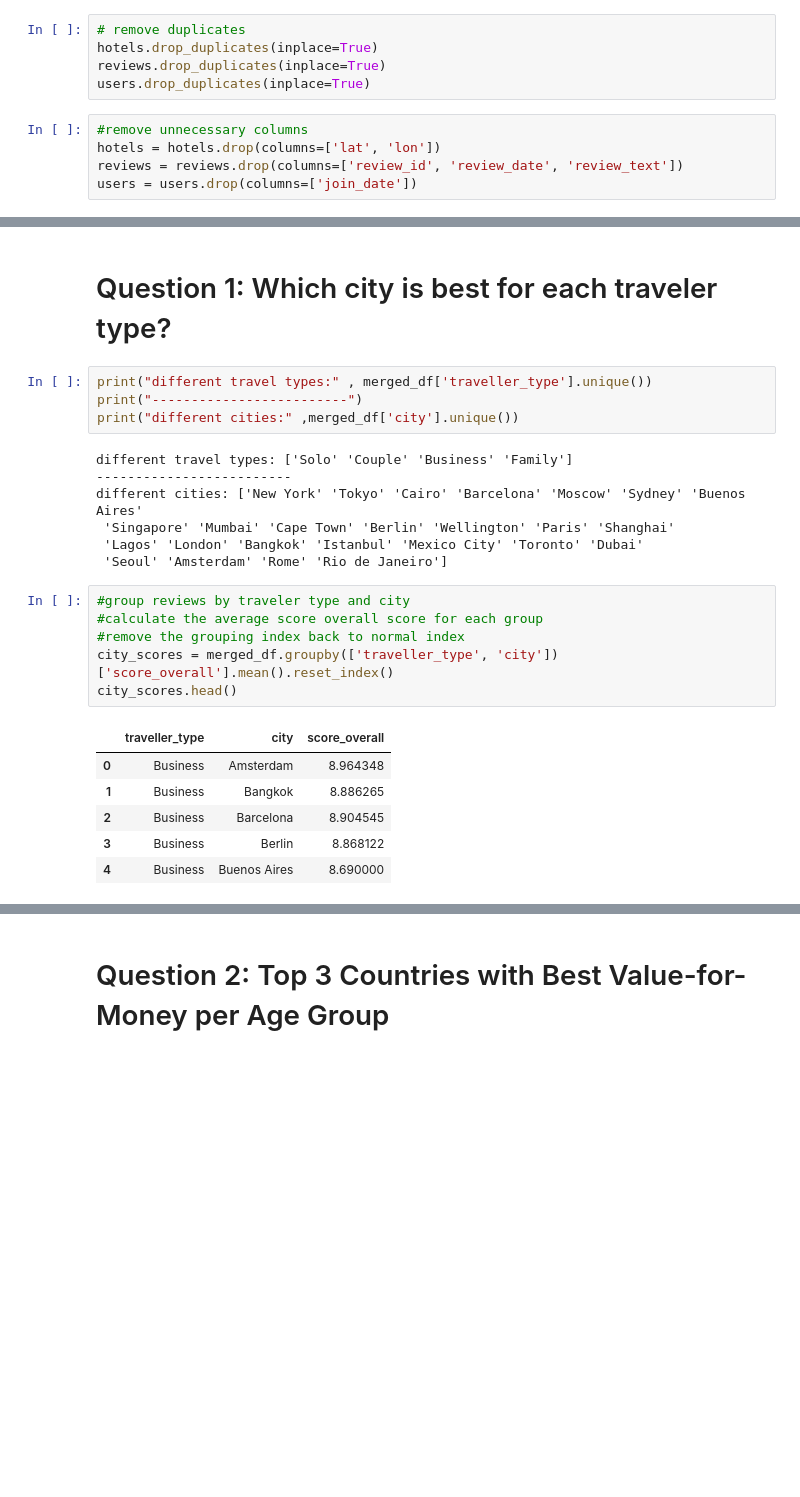
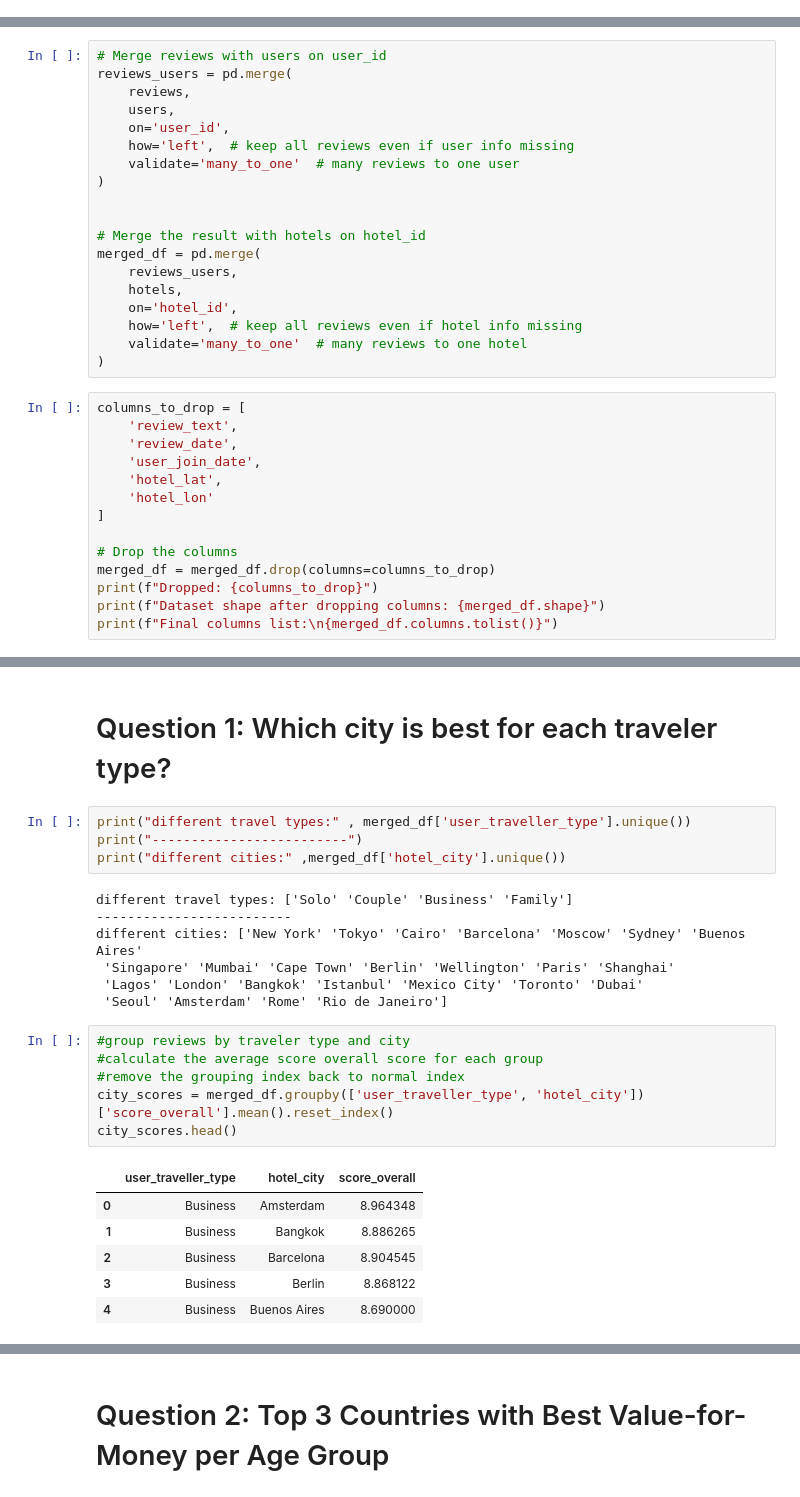
Before and after one commit to helguindy/hotel-booking-analytics, a Jupyter notebook: notebooks/habiba.ipynb, the cells around one changed output, grey strips where cells are left out. Drawn from its saved outputs; the diff is of its cells as text; blank space fills up the shorter version.

```diff
--- a/notebooks/habiba.ipynb
+++ b/notebooks/habiba.ipynb
@@ -31,10 +6,0 @@ dtype: int64
-# %%
-# remove duplicates
-hotels.drop_duplicates(inplace=True)
-reviews.drop_duplicates(inplace=True)
-users.drop_duplicates(inplace=True)
-# %%
-#remove unnecessary columns
-hotels = hotels.drop(columns=['lat', 'lon'])
-reviews = reviews.drop(columns=['review_id', 'review_date', 'review_text'])
-users = users.drop(columns=['join_date'])
@@ -117,0 +62,33 @@ merged_df[['country_y', 'country_group']].head()
+# %%
+# Merge reviews with users on user_id
+reviews_users = pd.merge(
+    reviews,
+    users,
+    on='user_id',
+    how='left',  # keep all reviews even if user info missing
+    validate='many_to_one'  # many reviews to one user
+)
+
+
+# Merge the result with hotels on hotel_id
+merged_df = pd.merge(
+    reviews_users,
+    hotels,
+    on='hotel_id',
+    how='left',  # keep all reviews even if hotel info missing
+    validate='many_to_one'  # many reviews to one hotel
+)
+# %%
+columns_to_drop = [
+    'review_text',
+    'review_date',
+    'user_join_date',
+    'hotel_lat',
+    'hotel_lon'
+]
+
+# Drop the columns
+merged_df = merged_df.drop(columns=columns_to_drop)
+print(f"Dropped: {columns_to_drop}")
+print(f"Dataset shape after dropping columns: {merged_df.shape}")
+print(f"Final columns list:\n{merged_df.columns.tolist()}")
@@ -128,9 +120,9 @@ merged_df.head()
 # %% [markdown]
 # Question 1: Which city is best for each traveler type?
 # %%
-print("different travel types:" , merged_df['traveller_type'].unique())
+print("different travel types:" , merged_df['user_traveller_type'].unique())
 print("-------------------------")
-print("different cities:" ,merged_df['city'].unique())
+print("different cities:" ,merged_df['hotel_city'].unique())
 # %% [output]
 different travel types: ['Solo' 'Couple' 'Business' 'Family']
 -------------------------
@@ -141,11 +133,11 @@ different cities: ['New York' 'Tokyo' 'Cairo' 'Barcelona' 'Moscow' 'Sydney' 'Bue
 # %%
 #group reviews by traveler type and city
 #calculate the average score overall score for each group
 #remove the grouping index back to normal index
-city_scores = merged_df.groupby(['traveller_type', 'city'])['score_overall'].mean().reset_index()
+city_scores = merged_df.groupby(['user_traveller_type', 'hotel_city'])['score_overall'].mean().reset_index()
 city_scores.head()
 # %% [output]
-|  | traveller_type | city | score_overall |
+|  | user_traveller_type | hotel_city | score_overall |
 | 0 | Business | Amsterdam | 8.964348 |
 | 1 | Business | Bangkok | 8.886265 |
 | 2 | Business | Barcelona | 8.904545 |
```
Also changed, not shown: parts of 62 cells of this notebook.
